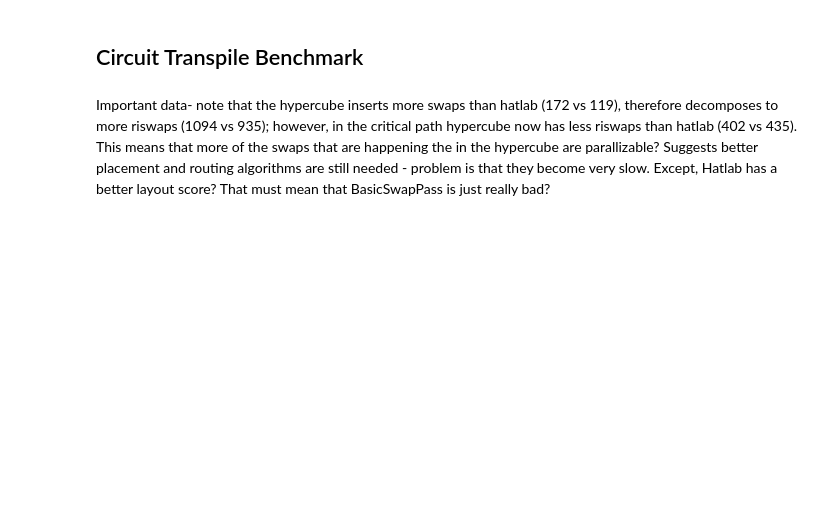
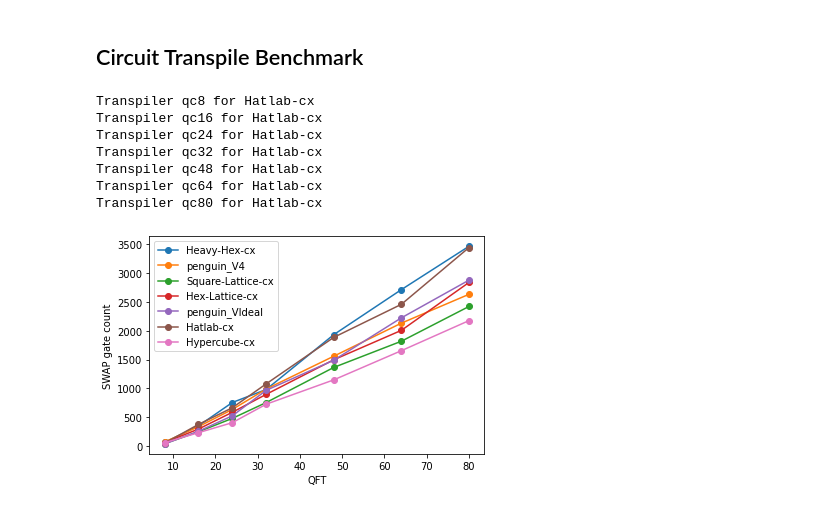
Before and after one commit to Pitt-JonesLab/clonk_transpilation, a Jupyter notebook: benchmark_suite/main.ipynb, the cells around one changed output. Drawn from its saved outputs; the diff is of its cells as text; code cells hidden in the pictures; blank space fills up the shorter version.

```diff
--- a/benchmark_suite/main.ipynb
+++ b/benchmark_suite/main.ipynb
@@ -104,12 +109,18 @@ def plot(backends, circuit_label, parameter="duration"):
 #plot(placement_test, circuit_gen.label, parameter="duration")
 #plot(routing_test, circuit_gen.label, parameter="layout_score")
 # %%
-# from circuit_suite import circuits
-# circuit_gen = circuits["Randomized_QC"]
-# from backend_suite import new_test
-# #with critical path turned off
-# benchmark(backends=new_test, circuit_generator=circuit_gen, continuously_save=True)
-# #plot(placement_test, circuit_gen.label, parameter="duration")
-# plot(new_test, circuit_gen.label, parameter="duration")
+from backend_suite_v2 import topology_backends
+from circuit_suite import circuits
+circuit_gen = circuits["QFT"]
+benchmark(backends=topology_backends, circuit_generator=circuit_gen, continuously_save=True)
+#plot(topology_backends, circuit_gen.label, parameter="duration")
+plot(topology_backends, circuit_gen.label, parameter="swap_count")
+# %% [output]
+Transpiler qc8 for Hatlab-cx
+Transpiler qc16 for Hatlab-cx
+Transpiler qc24 for Hatlab-cx
+Transpiler qc32 for Hatlab-cx
+Transpiler qc48 for Hatlab-cx
+Transpiler qc64 for Hatlab-cx
+Transpiler qc80 for Hatlab-cx
+[figure, added]
-# %% [markdown]
-Important data- note that the hypercube inserts more swaps than hatlab (172 vs 119), therefore decomposes to more riswaps (1094 vs 935); however, in the critical path hypercube now has less riswaps than hatlab (402 vs 435). This means that more of the swaps that are happening the in the hypercube are parallizable? Suggests better placement and routing algorithms are still needed - problem is that they become very slow. Except, Hatlab has a better layout score? That must mean that BasicSwapPass is just really bad?
```
Also changed, not shown: parts of 17 cells of this notebook, 43 other files.
